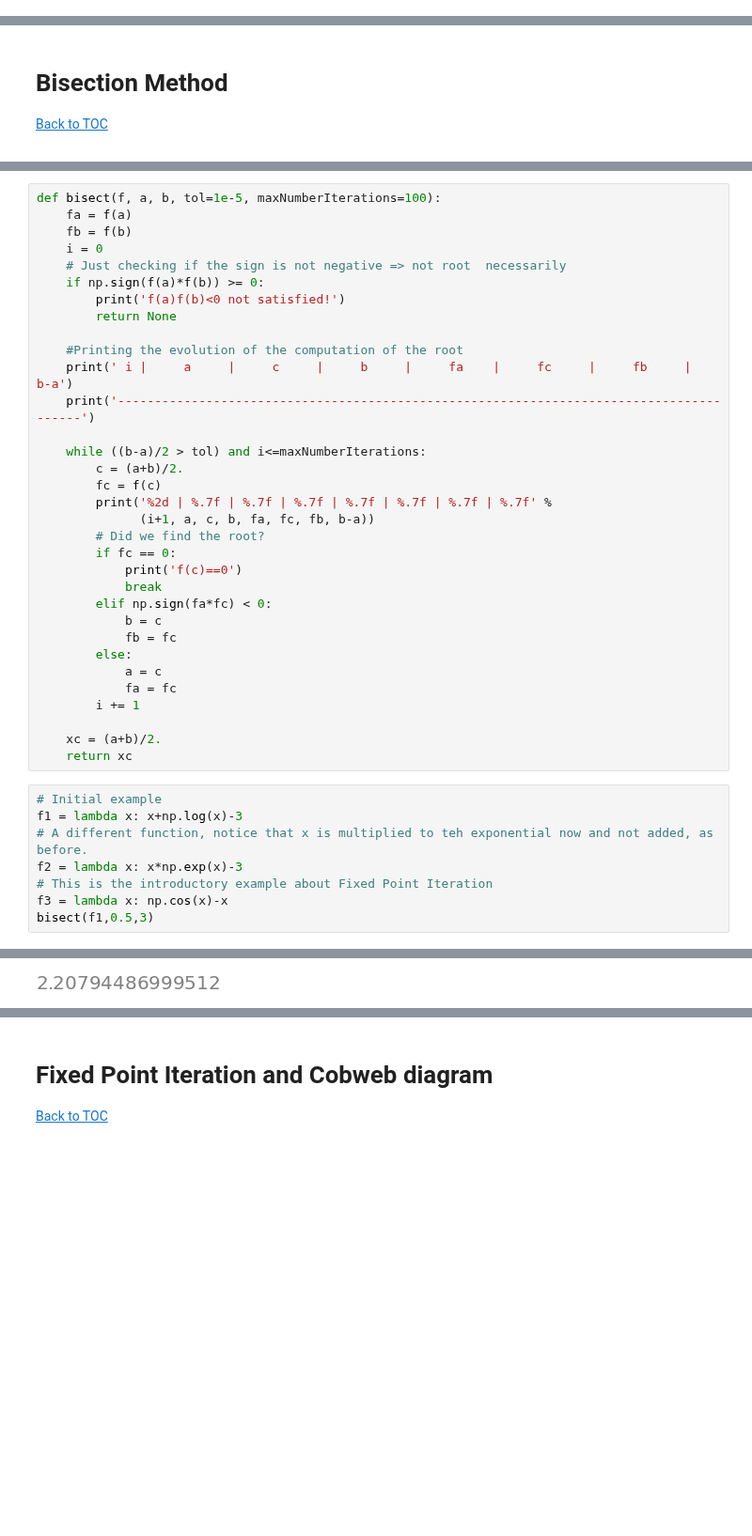
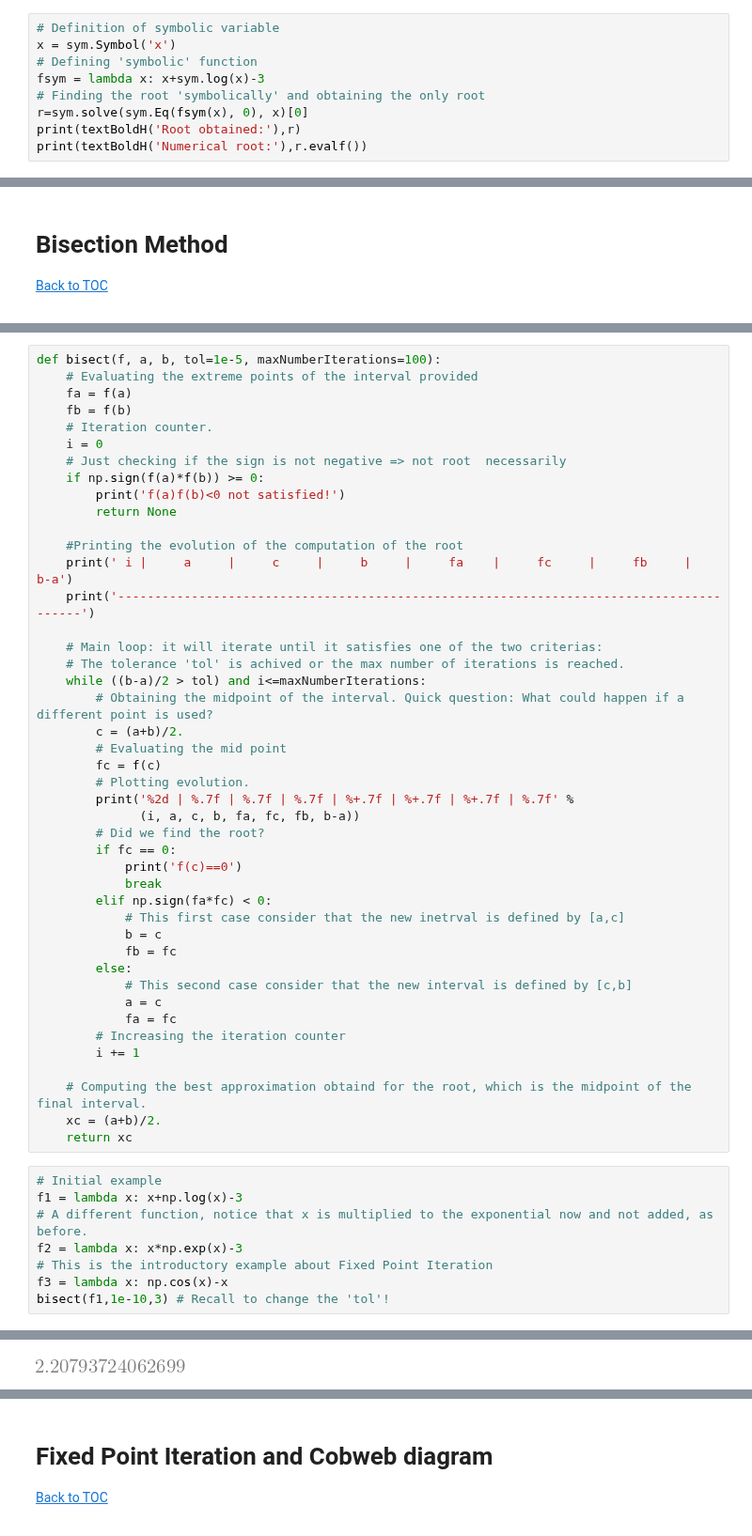
Before and after one commit to tclaudioe/Scientific-Computing, a Jupyter notebook: SC1v2/03_roots_of_1D_equations.ipynb, the cells around one changed output, grey strips where cells are left out. Shown at 94% size. Saved outputs shown, nothing was run; the diff lists cells and outputs as text; blank space fills up the shorter version.

```diff
--- a/SC1v2/03_roots_of_1D_equations.ipynb
+++ b/SC1v2/03_roots_of_1D_equations.ipynb
@@ -56,0 +63,9 @@ print(r_all)
+# %%
+# Definition of symbolic variable
+x = sym.Symbol('x')
+# Defining 'symbolic' function
+fsym = lambda x: x+sym.log(x)-3
+# Finding the root 'symbolically' and obtaining the only root
+r=sym.solve(sym.Eq(fsym(x), 0), x)[0]
+print(textBoldH('Root obtained:'),r)
+print(textBoldH('Numerical root:'),r.evalf())
@@ -81,7 +118,9 @@ $f(a)\cdot f(b) < 0$. When these 2 conditions are satisfied, it means that there
 # %%
 def bisect(f, a, b, tol=1e-5, maxNumberIterations=100):
+    # Evaluating the extreme points of the interval provided
     fa = f(a)
     fb = f(b)
+    # Iteration counter.
     i = 0
     # Just checking if the sign is not negative => not root  necessarily
     if np.sign(f(a)*f(b)) >= 0:
@@ -92,33 +131,42 @@ def bisect(f, a, b, tol=1e-5, maxNumberIterations=100):
     print(' i |     a     |     c     |     b     |     fa    |     fc     |     fb     |   b-a')
     print('----------------------------------------------------------------------------------------')
 
+    # Main loop: it will iterate until it satisfies one of the two criterias:
+    # The tolerance 'tol' is achived or the max number of iterations is reached.
     while ((b-a)/2 > tol) and i<=maxNumberIterations:
+        # Obtaining the midpoint of the interval. Quick question: What could happen if a different point is used?
         c = (a+b)/2.
+        # Evaluating the mid point
         fc = f(c)
-        print('%2d | %.7f | %.7f | %.7f | %.7f | %.7f | %.7f | %.7f' %
-              (i+1, a, c, b, fa, fc, fb, b-a))
+        # Plotting evolution.
+        print('%2d | %.7f | %.7f | %.7f | %+.7f | %+.7f | %+.7f | %.7f' %
+              (i, a, c, b, fa, fc, fb, b-a))
         # Did we find the root?
         if fc == 0:
             print('f(c)==0')
             break
         elif np.sign(fa*fc) < 0:
+            # This first case consider that the new inetrval is defined by [a,c]
             b = c
             fb = fc
         else:
+            # This second case consider that the new interval is defined by [c,b]
             a = c
             fa = fc
+        # Increasing the iteration counter
         i += 1
 
+    # Computing the best approximation obtaind for the root, which is the midpoint of the final interval.
     xc = (a+b)/2.
     return xc
 # %%
 # Initial example
 f1 = lambda x: x+np.log(x)-3
-# A different function, notice that x is multiplied to teh exponential now and not added, as before.
+# A different function, notice that x is multiplied to the exponential now and not added, as before.
 f2 = lambda x: x*np.exp(x)-3
 # This is the introductory example about Fixed Point Iteration
 f3 = lambda x: np.cos(x)-x
-bisect(f1,0.5,3)
+bisect(f1,1e-10,3) # Recall to change the 'tol'!
 # %% [output]
  i |     a     |     c     |     b     |     fa    |     fc     |     fb     |   b-a
 ----------------------------------------------------------------------------------------
@@ -142 +191 @@ bisect(f1,0.5,3)
-[figure, old version]
+[figure, new version]
```
Also changed, not shown: parts of 40 cells of this notebook, 4 other files.
